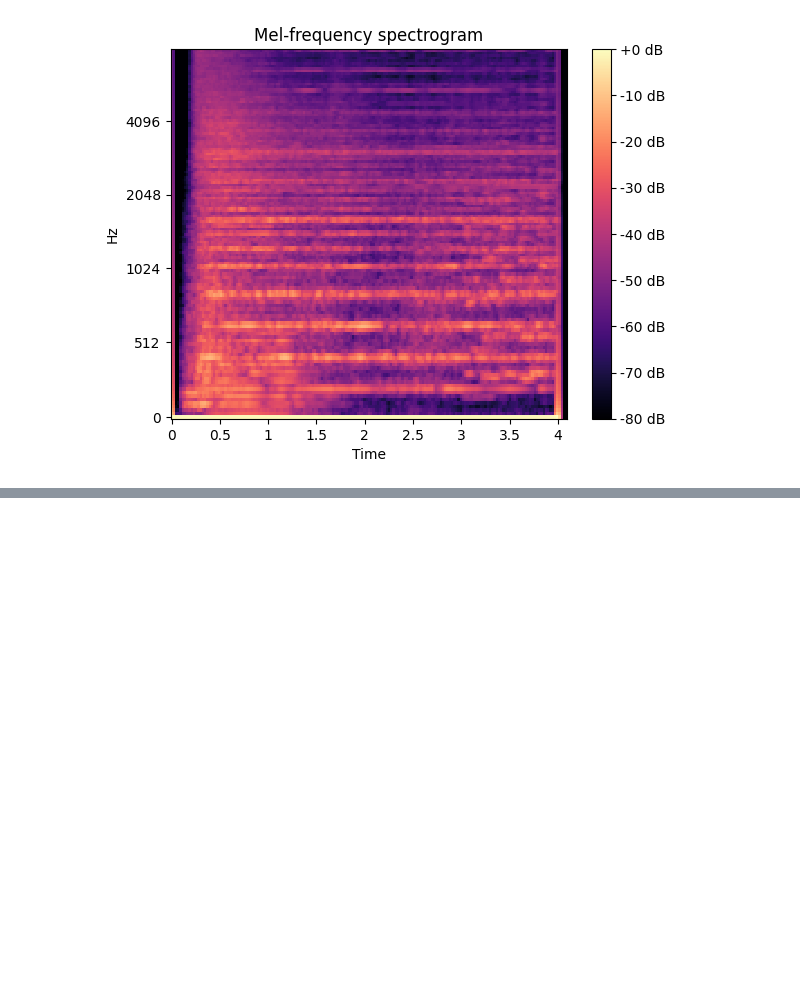
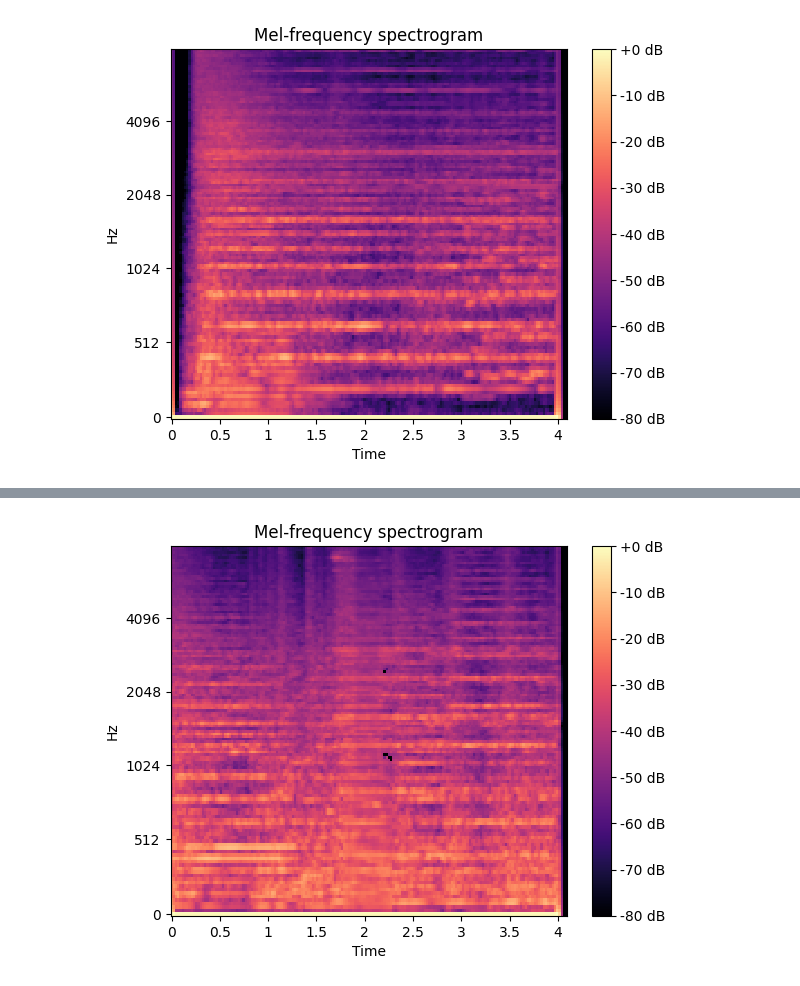
Before and after one commit to augusto-alexus/ntz-course-project-audio-recovery, a Jupyter notebook: НТЗ_Курсова Spectrogram.ipynb, the cells around one changed output, grey strips where cells are left out. Saved outputs shown, nothing was run; the diff lists cells and outputs as text; code cells hidden in the pictures; blank space fills up the shorter version.

```diff
--- a/НТЗ_Курсова Spectrogram.ipynb
+++ b/НТЗ_Курсова Spectrogram.ipynb
@@ -239 +261,5 @@ cut_audio = reconstruct_raw_audio_from_mel_spectogram(y_pred[0], sr)
+# %%
+show_mel_spectogram(rec_audio)
+# %% [output]
+[figure, added]
 # %%
```
Also changed, not shown: parts of 39 cells of this notebook, 2 other files.
